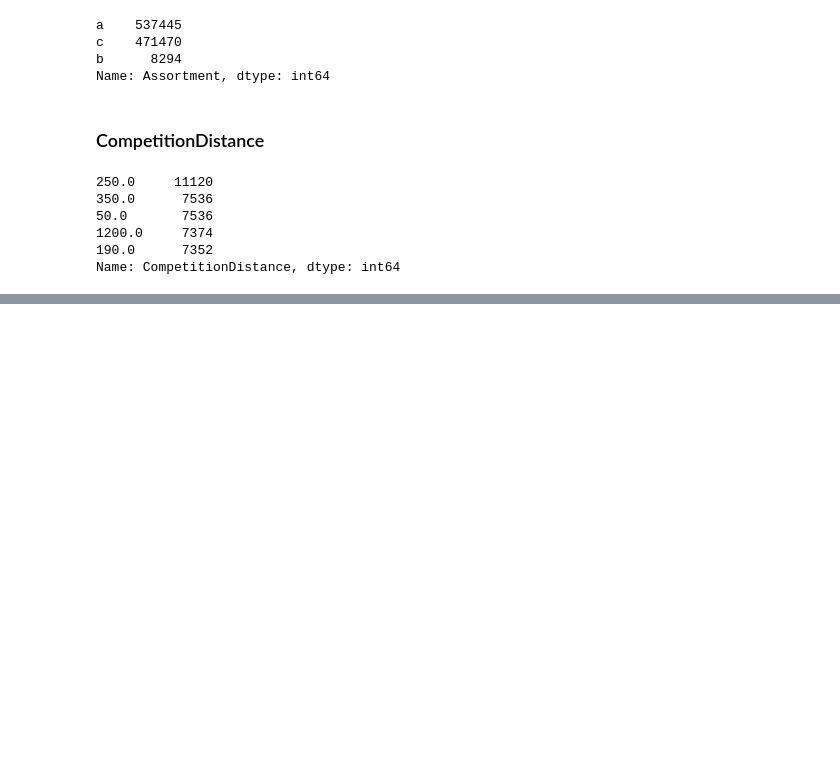
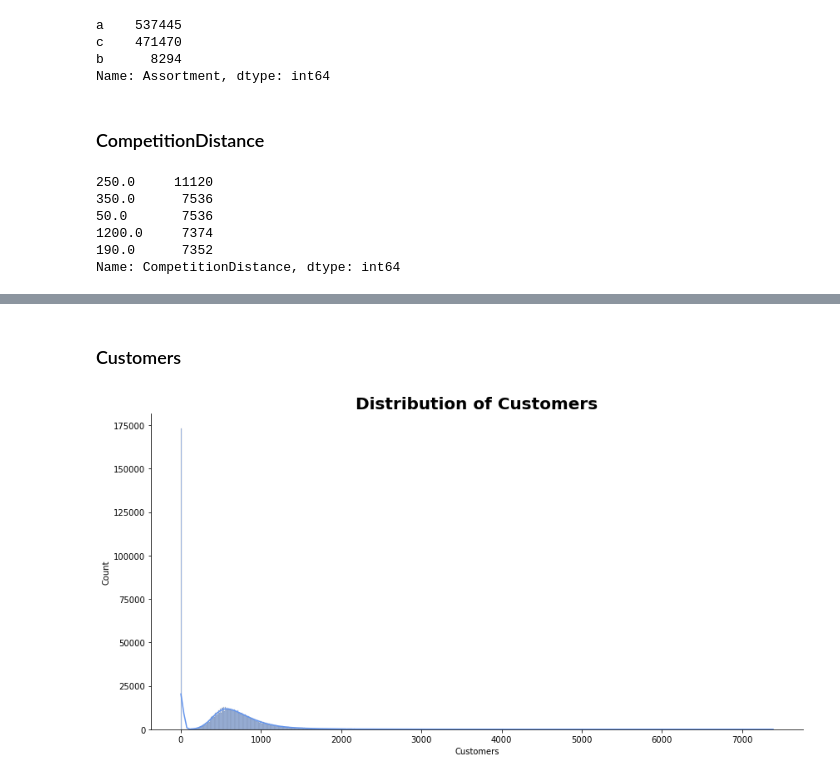
Before and after one commit to Danu-B/Pharmaceutical_Sales_prediction, a Jupyter notebook: notebooks/EDA.ipynb, the cells around one changed output, grey strips where cells are left out. Saved outputs shown, nothing was run; the diff lists cells and outputs as text; code cells hidden in the pictures; blank space fills up the shorter version.

```diff
--- a/notebooks/EDA.ipynb
+++ b/notebooks/EDA.ipynb
@@ -106,0 +140,6 @@ Name: CompetitionDistance, dtype: int64
+# %% [markdown]
+### Customers
+# %%
+plot_hist(df, 'Customers')
+# %% [output]
+[figure, added]
```
Also changed, not shown: parts of 69 cells of this notebook, 6 other files.
